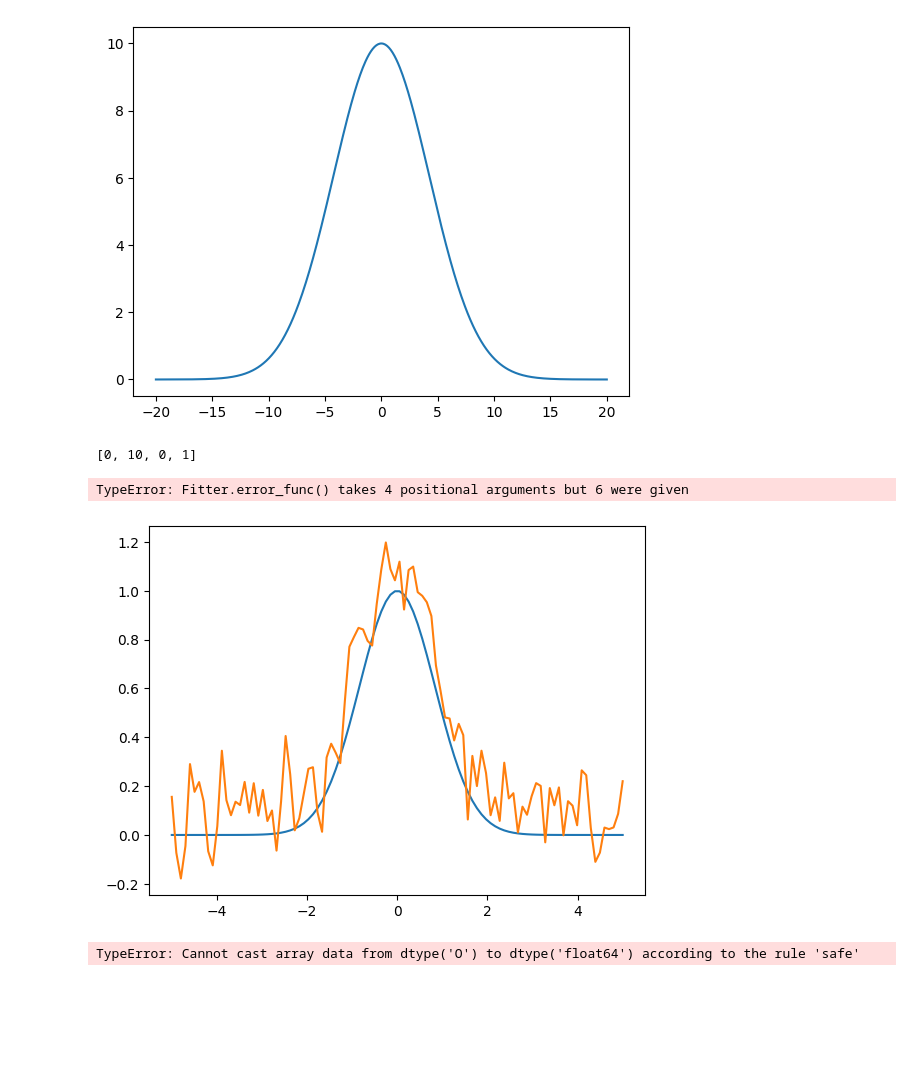
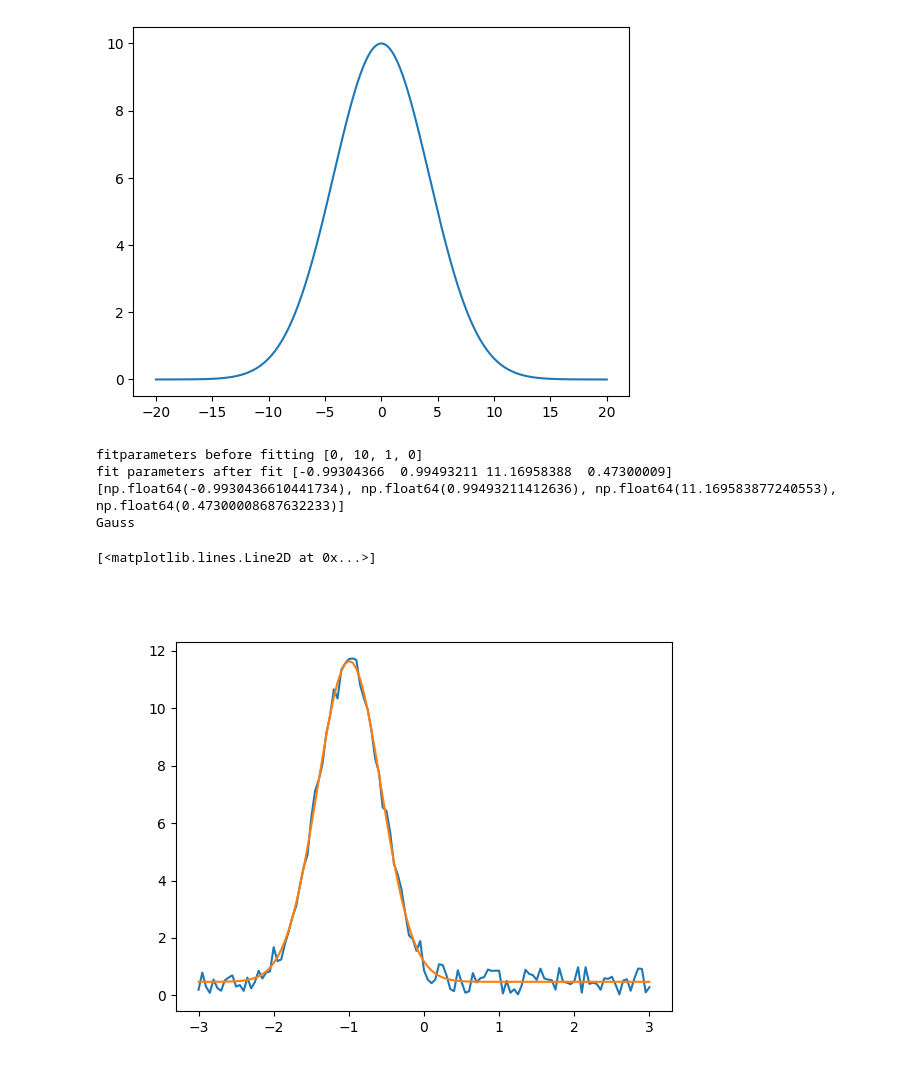
Before and after one commit to MTLphys/FittingFunctions, a Jupyter notebook: PeakFit/TryingPeakfit.ipynb, the cells around one changed output. Saved outputs shown, nothing was run; the diff lists cells and outputs as text; code cells hidden in the pictures; blank space fills up the shorter version.

Commit message:
progress on peak fitting

```diff
--- a/PeakFit/TryingPeakfit.ipynb
+++ b/PeakFit/TryingPeakfit.ipynb
@@ -24,33 +24,37 @@ plt.plot(x,y)
 # %%
 import matplotlib.pyplot as plt
 import numpy as np
 from Peakfit import Fitter
 def gaussnoise(x,centroid,A,FWHM,N):
     noise =np.random.random(len(x))*N
     sig = FWHM/(2*np.sqrt(2*np.log(2)))
     return A*np.exp(-((x-centroid)**2/(2*sig**2)))+noise
 xstart =-3
 xend  = 3
 xres = 121
 x = np.linspace(xstart,xend,xres)
 centroid = -1
 A = 11
 FWHM = 1.00
 N =1
 y =  gaussnoise(x,centroid,A,FWHM,N)
 f = Fitter()
 
 f.fit1d(x,y)
 
-ax,fig = plt.subplots(1)
+fig,ax = plt.subplots(1)
 ax.plot(x,y)
 args = f.getargs()
 print(args)
-fit = f.fitfunct(x,args)
+fit = f.pltfunct(x)
 ax.plot(x,fit)
 # %% [output]
-[0, 10, 0, 1]
+fitparameters before fitting [0, 10, 1, 0]
+fit parameters after fit [-0.99304366  0.99493211 11.16958388  0.47300009]
+[np.float64(-0.9930436610441734), np.float64(0.99493211412636), np.float64(11.169583877240553), np.float64(0.47300008687632233)]
+Gauss
-TypeError: Fitter.error_func() takes 4 positional arguments but 6 were given
+[<matplotlib.lines.Line2D at 0x...>]
+[figure, added]
 # %%
 #Message in a bottle
 #Mistakes I have Made a few
@@ -57,47 +61,0 @@ TypeError: Fitter.error_func() takes 4 positional arguments but 6 were given
-# %%
-import numpy as np
-import matplotlib.pyplot as plt
-from scipy.optimize import curve_fit
-
-class GaussianComponent():
-
-    def __init__(self, func, params=None):
-        self.formula = func
-        self.params = params
-
-    def eval(self, x,params):
-        allowed_locals = {key: self.params[key] for key in self.params}
-        allowed_locals["x"] = x
-        allowed_globals = {"np":np}
-        return eval(self.formula, allowed_globals, allowed_locals)
-    def Fit(self, x, y):
-        FitParams, FitCov = curve_fit(self.eval, x, y, self.params)
-        self.fitparams = FitParams
-    def GetPlot(self,x,params):
-        y = self.eval(x,params)
-        return y
-
-
-
-# Make a gausssian with default shape and position (height 1 at the origin, FWHM 1.
-g = GaussianComponent("Amp*np.exp(-((x-Center)**2/(FWHM**2*np.sqrt(2))))",
-                      params={"Amp":1, "Center":0, "FWHM":1})
-
-
-# Make a space in which we can plot the gaussian.
-x = np.linspace(-5,5,100)
-y = g.GetPlot(x,1)
-
-# Make some "experimental data" which is just the default shape, noisy, and
-# moved up the y axis a tad so the best fit will be different.
-ynoise = y + np.random.normal(loc=0.1, scale=0.1, size=len(x))
-
-# Draw it
-plt.plot(x,y, x,ynoise)
-plt.show()
-
-# Do the fit (but this doesn't work...)
-g.Fit(x,y)
-# %% [output]
-[figure, removed]
-TypeError: Cannot cast array data from dtype('O') to dtype('float64') according to the rule 'safe'
```
Also changed, not shown: parts of 10 cells of this notebook, 4 other files.
